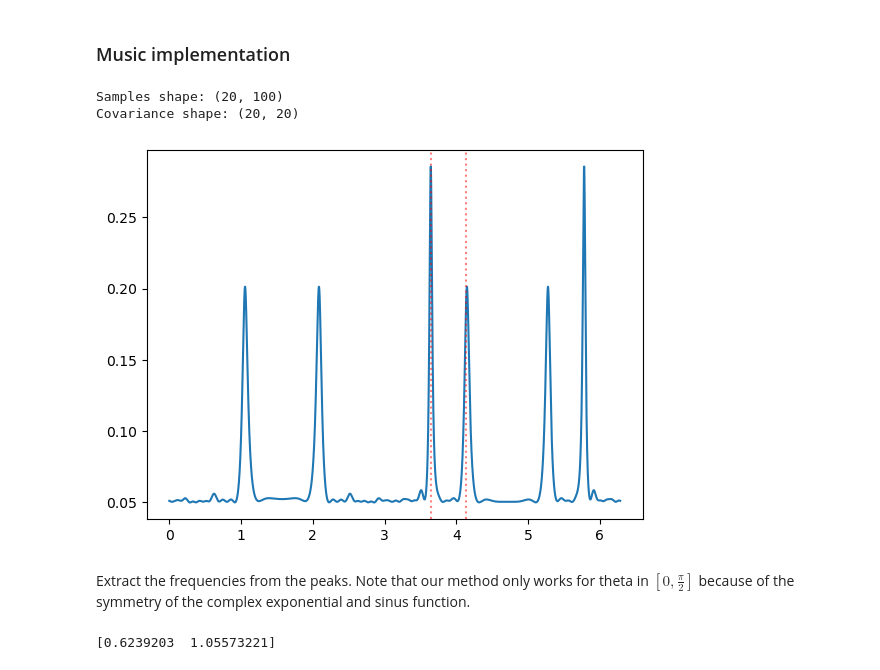
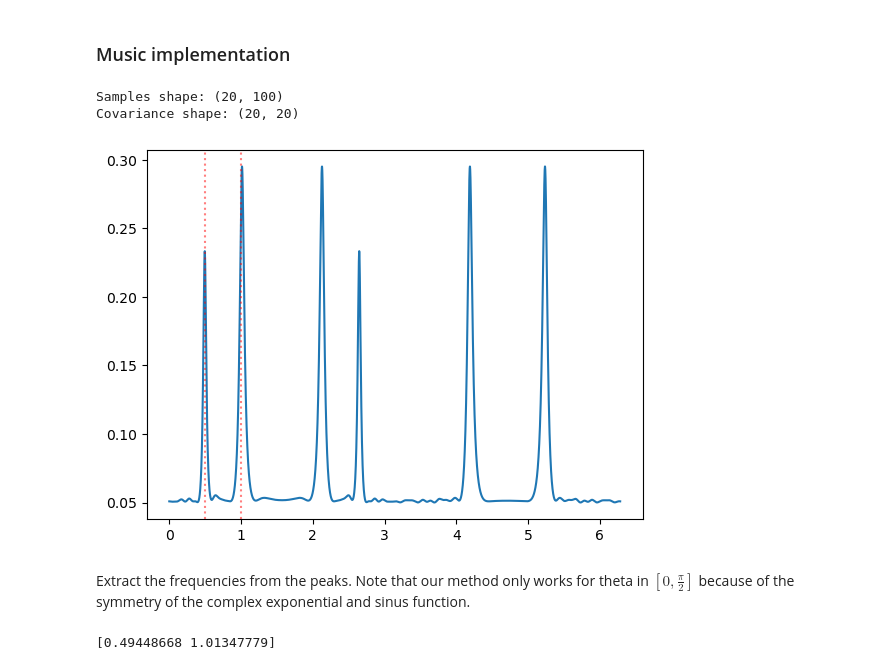
Before and after one commit to MichelDucartier/music_doa, a Jupyter notebook: MUSIC_simulated.ipynb, the cells around one changed output. Saved outputs shown, nothing was run; the diff lists cells and outputs as text; code cells hidden in the pictures.

```diff
--- a/MUSIC_simulated.ipynb
+++ b/MUSIC_simulated.ipynb
@@ -127,7 +127,7 @@ so with $\varphi_k=\frac{2\pi}{\lambda}d\sin(\theta_k)$
 
 $$A = \begin{pmatrix} 1 & 1 & ... & 1\\ e^{-j \frac{2\pi}{\lambda} d\sin(\theta_1)}&e^{-j \frac{2\pi}{\lambda} d\sin(\theta_2)}&...&e^{-j \frac{2\pi}{\lambda} d\sin(\theta_D)} \\ ... \\  e^{-j \frac{2\pi}{\lambda} d(M-1)\sin(\theta_1)}&e^{-j \frac{2\pi}{\lambda} d(M-1)\sin(\theta_2)}&...&e^{-j \frac{2\pi}{\lambda} d(M-1)\sin(\theta_D)}\end{pmatrix}= \begin{pmatrix} 1 & 1 & ... & 1\\ e^{-j\varphi_1}&e^{-j \varphi_2}&...&e^{-j \varphi_D} \\ ... \\  e^{-j (M-1)\varphi_1}&e^{-j (M-1)\varphi_2}&...&e^{-j (M-1)\varphi_D}\end{pmatrix}$$
 # %%
-phis = np.array([np.exp(2j * np.pi * mic_distance * np.sin(theta) / wavelength) for theta in thetas])
+phis = np.array([np.exp(-2j * np.pi * mic_distance * np.sin(theta) / wavelength) for theta in thetas])
 A = np.vander(phis, n_mics, increasing=True).T
 S = np.random.normal(0, 1, (n_sources, n_samples))
 noise_matrix = np.random.normal(0, noise_var, (n_mics, n_samples, 2)).view(np.complex128).reshape((n_mics, n_samples))
@@ -137,27 +137,24 @@ sampled_received = (A @ S) + noise_matrix
 Note that both implementations are correct and give the same result as long as $S$ is represented by the same function as `narrowband_signal` and sampled the same way. Here, in the first example, $S_k(t)=f(k, t)e^{-j \cdot \omega_0 \cdot t}$ where $f(k, t)$ is deterministic function of $k$ and $t$ whereas the samples in the second case are realisations or a Gaussian process with mean $0$ and variance $1$, so they are not actually the same.
 # %% [markdown]
 ### Music implementation
-# %%
-spectrum = music(sampled_received, n_sources, mic_coords, main_frequency)
-# %% [output]
-Samples shape: (20, 100)
-Covariance shape: (20, 20)
 # %%
-# spectrum = mic_array_spectrum_function(noise_eigenvectors, mic_distance=mic_distance, wavelength=wavelength)
+spectrum = music(sampled_received, n_sources, mic_coords, main_frequency)
 
 X = np.linspace(0, 2 * np.pi, 10000)
 Y = [spectrum(x) for x in X]
 
 plt.plot(X, Y)
 for theta in thetas:
-    plt.axvline(x=theta+np.pi, color='red', linestyle=':', alpha=0.5)
+    plt.axvline(x=theta, color='red', linestyle=':', alpha=0.5)
 plt.show()
 # %% [output]
+Samples shape: (20, 100)
+Covariance shape: (20, 20)
-[figure, old version]
+[figure, new version]
 # %% [markdown]
 Extract the frequencies from the peaks. Note that our method only works for theta in $\left[0, \frac{\pi}{2} \right]$ because of the symmetry of the complex exponential and sinus function.
 # %%
 estimated_thetas = extract_frequencies(spectrum, n_sources, [0, np.pi / 2])
 print(estimated_thetas)
 # %% [output]
-[0.6239203  1.05573221]
+[0.49448668 1.01347779]
```
Also changed, not shown: 1 other file.
